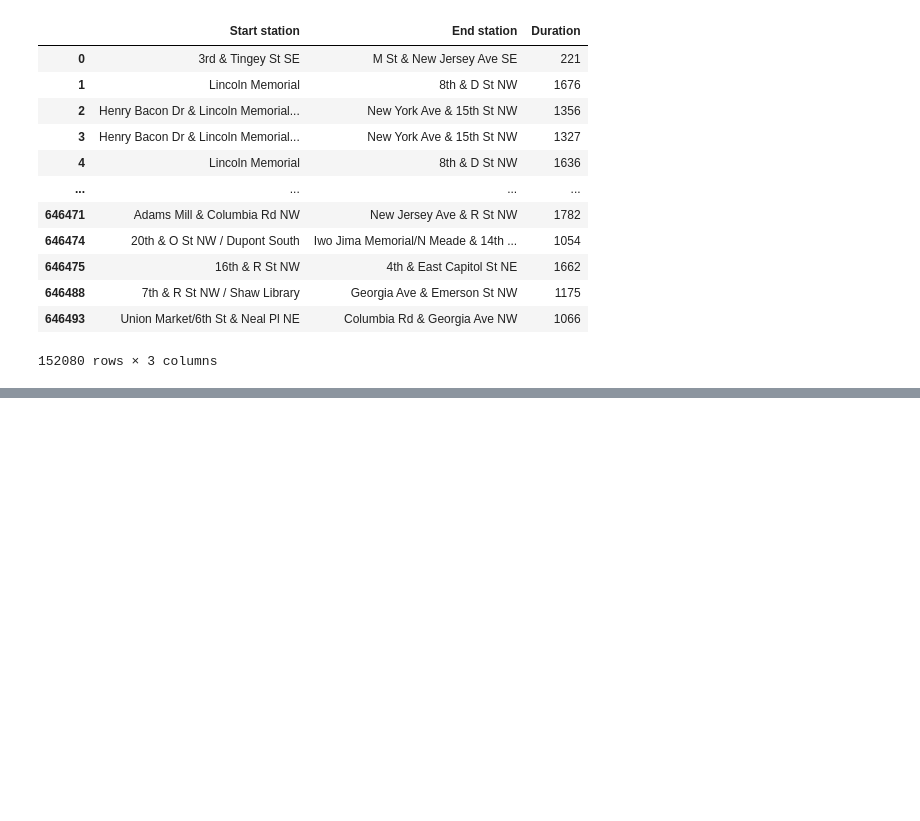
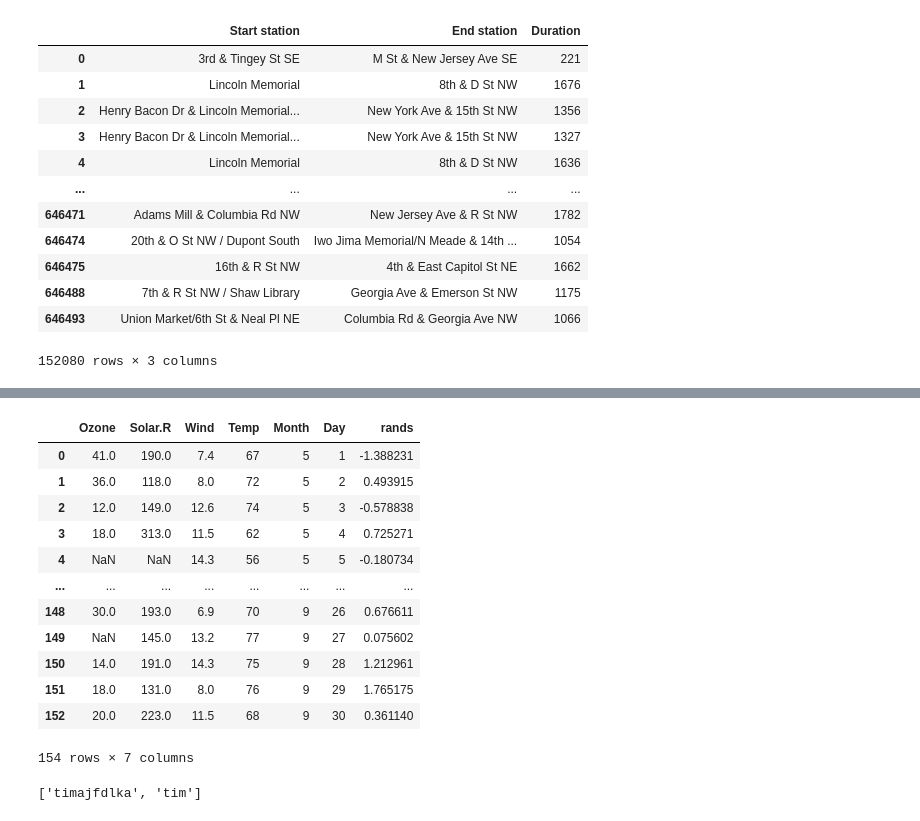
Before and after one commit to timschott/interview-prep, a Jupyter notebook: ds/ds-practice.ipynb, the cells around one changed output, grey strips where cells are left out. Cells and saved outputs as stored; diff of their text form; code cells hidden in the pictures; blank space fills up the shorter version.

```diff
--- a/ds/ds-practice.ipynb
+++ b/ds/ds-practice.ipynb
@@ -426,2 +480,9 @@ array([6.58874795, 6.42176984, 6.36481987, 6.32104333, 6.27319805])
 # %%
-# make a column on air quality that is random integers, and then standardize that column
+# make a column on air quality that is random decimals (so we dont just have 0's), and then standardize that column
+airquality['rands'] =  np.random.uniform(low=0.0, high=10.0, size=(len(airquality), 1))
+
+# standardize (z-score)
+airquality['rands'] = (airquality['rands'] - airquality['rands'].mean()) / airquality['rands'].std()
+
+# rands is now normally distributed
+airquality.head()
@@ -428,8 +496,25 @@ array([6.58874795, 6.42176984, 6.36481987, 6.32104333, 6.27319805])
 # %%
 # split the data into two halves (row wise)
+airquality1 = airquality.loc[:math.ceil(len(airquality)/2), :]
+airquality2 = airquality.loc[math.ceil(len(airquality)/2):, :]
+# so the first 10 ROWS of any df are df.loc[:10, :]
+# airquality2.head()
 
 # recombine that data (row wise, stack)
-
-# recombine that data (col wise, stack)
+pd.concat([airquality1, airquality2])
+# %% [output]
+|  | Ozone | Solar.R | Wind | Temp | Month | Day | rands |
+| 0 | 41.0 | 190.0 | 7.4 | 67 | 5 | 1 | -1.388231 |
+| 1 | 36.0 | 118.0 | 8.0 | 72 | 5 | 2 | 0.493915 |
+| 2 | 12.0 | 149.0 | 12.6 | 74 | 5 | 3 | -0.578838 |
+| 3 | 18.0 | 313.0 | 11.5 | 62 | 5 | 4 | 0.725271 |
+| 4 | NaN | NaN | 14.3 | 56 | 5 | 5 | -0.180734 |
+| ... | ... | ... | ... | ... | ... | ... | ... |
+| 148 | 30.0 | 193.0 | 6.9 | 70 | 9 | 26 | 0.676611 |
+| 149 | NaN | 145.0 | 13.2 | 77 | 9 | 27 | 0.075602 |
+| 150 | 14.0 | 191.0 | 14.3 | 75 | 9 | 28 | 1.212961 |
+| 151 | 18.0 | 131.0 | 8.0 | 76 | 9 | 29 | 1.765175 |
+| 152 | 20.0 | 223.0 | 11.5 | 68 | 9 | 30 | 0.361140 |
+154 rows × 7 columns
 # %%
 # find the difference in days and in seconds between a random end_date and a random start_date
@@ -455,3 +542,8 @@ array([6.58874795, 6.42176984, 6.36481987, 6.32104333, 6.27319805])
 # set the body text to "my article here"
 # %%
 # take a list w/ strings and numbers concatenated and return only the strings
+l = ['134324timajfdlka3434', '343tim3434']
+
+print([re.sub('[^A-Za-z]', '', entry) for entry in l])
+# %% [output]
+['timajfdlka', 'tim']
```
Also changed, not shown: parts of 9 cells of this notebook, 1 other file.
